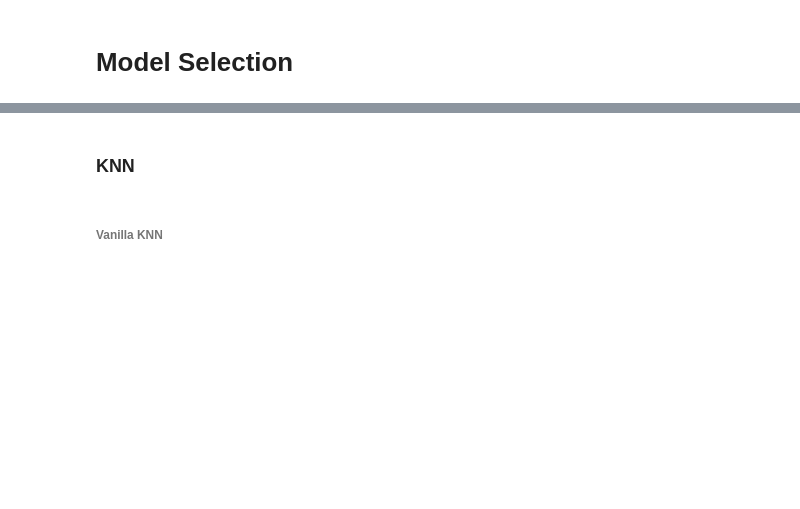
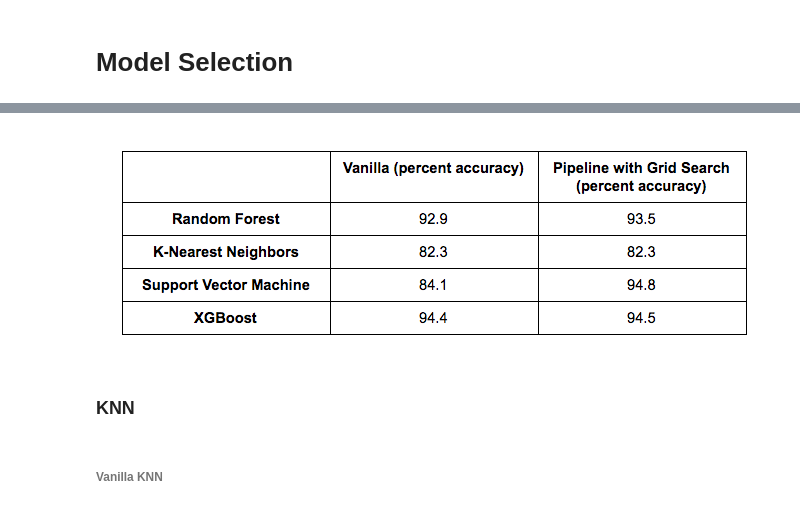
Before and after one commit to kahartman2/coffee_classification, a Jupyter notebook: Running_Models.ipynb, the cells around one changed output, grey strips where cells are left out. Saved outputs shown, nothing was run; the diff lists cells and outputs as text; code cells hidden in the pictures; blank space fills up the shorter version.

```diff
--- a/Running_Models.ipynb
+++ b/Running_Models.ipynb
@@ -158,3 +248,8 @@ X.boxplot(figsize=(10,10))
+# %%
+from IPython.display import Image
+Image('model_selection.png')
+# %% [output]
+[figure, added]
 # %% [markdown]
 ### KNN
 # %% [markdown]
```
Also changed, not shown: parts of 76 cells of this notebook, 2 other files.
